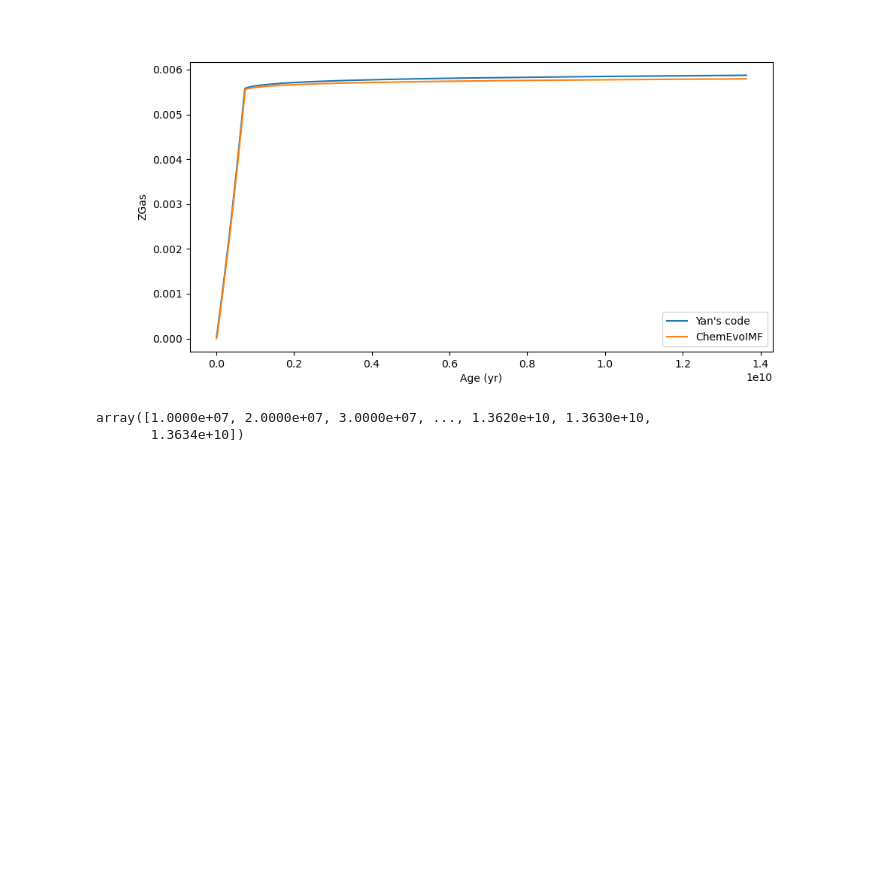
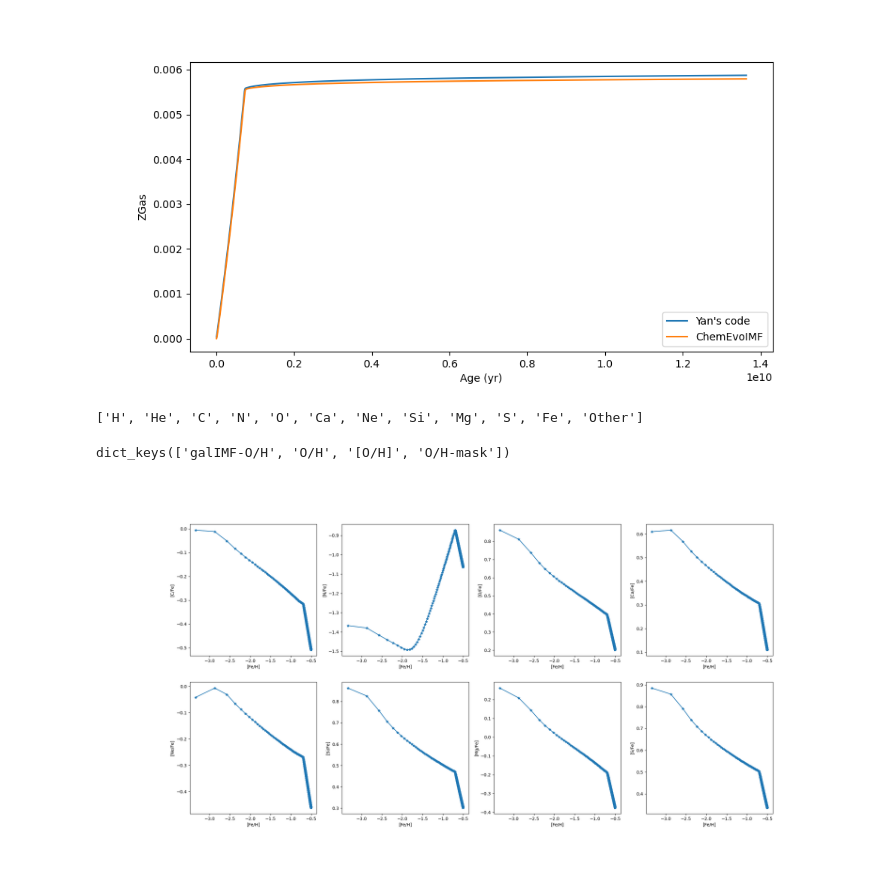
Before and after one commit to liuguanfu1120/ChemEvoIMF, a Jupyter notebook: Abundance-IMF-Result-Analyses-1.0.ipynb, the cells around one changed output. Drawn from its saved outputs; the diff is of its cells as text; code cells hidden in the pictures; blank space fills up the shorter version.

```diff
--- a/Abundance-IMF-Result-Analyses-1.0.ipynb
+++ b/Abundance-IMF-Result-Analyses-1.0.ipynb
@@ -543,8 +593,35 @@ ax.legend()
 plt.show()
 # %% [output]
 [figure]
-# %%
-t
-# %% [output]
-array([1.0000e+07, 2.0000e+07, 3.0000e+07, ..., 1.3620e+10, 1.3630e+10,
-       1.3634e+10])
+# %%
+ElemNotice
+# %% [output]
+['H', 'He', 'C', 'N', 'O', 'Ca', 'Ne', 'Si', 'Mg', 'S', 'Fe', 'Other']
+# %%
+Zi2Zj.keys()
+# %% [output]
+dict_keys(['galIMF-O/H', 'O/H', '[O/H]', 'O/H-mask'])
+# %%
+Zi2Zj.update(GetZi2Zj(GasElement, "Fe", "H", solar_set, fill_value=None))
+Zi2Zj.update(GetZi2Zj(GasElement, "C", "Fe", solar_set, fill_value=None))
+Zi2Zj.update(GetZi2Zj(GasElement, "N", "Fe", solar_set, fill_value=None))
+Zi2Zj.update(GetZi2Zj(GasElement, "O", "Fe", solar_set, fill_value=None))
+Zi2Zj.update(GetZi2Zj(GasElement, "Ne", "Fe", solar_set, fill_value=None))
+Zi2Zj.update(GetZi2Zj(GasElement, "Mg", "Fe", solar_set, fill_value=None))
+Zi2Zj.update(GetZi2Zj(GasElement, "Si", "Fe", solar_set, fill_value=None))
+Zi2Zj.update(GetZi2Zj(GasElement, "S", "Fe", solar_set, fill_value=None))
+Zi2Zj.update(GetZi2Zj(GasElement, "Ca", "Fe", solar_set, fill_value=None))
+fig, axes = plt.subplots(nrows=2, ncols=4, figsize=(6*4, 6*2))
+axes = axes.flatten()
+Zi_list = ['C', 'N', 'O', 'Ca', 'Ne', 'Si', 'Mg', 'S']
+
+for elem in Zi_list:
+    ax = axes[Zi_list.index(elem)]
+    ax.plot(Zi2Zj["[Fe/H]"], Zi2Zj["[%s/Fe]"%elem], '-*')
+    ax.set_xlabel('[Fe/H]')
+    ax.set_ylabel('[%s/Fe]'%elem)
+
+fig.savefig("ChemEvoIMF_Zi2Zj.pdf")
+plt.show()
+# %% [output]
+[figure, added]
```
Also changed, not shown: parts of 2 cells of this notebook, 17 other files.
